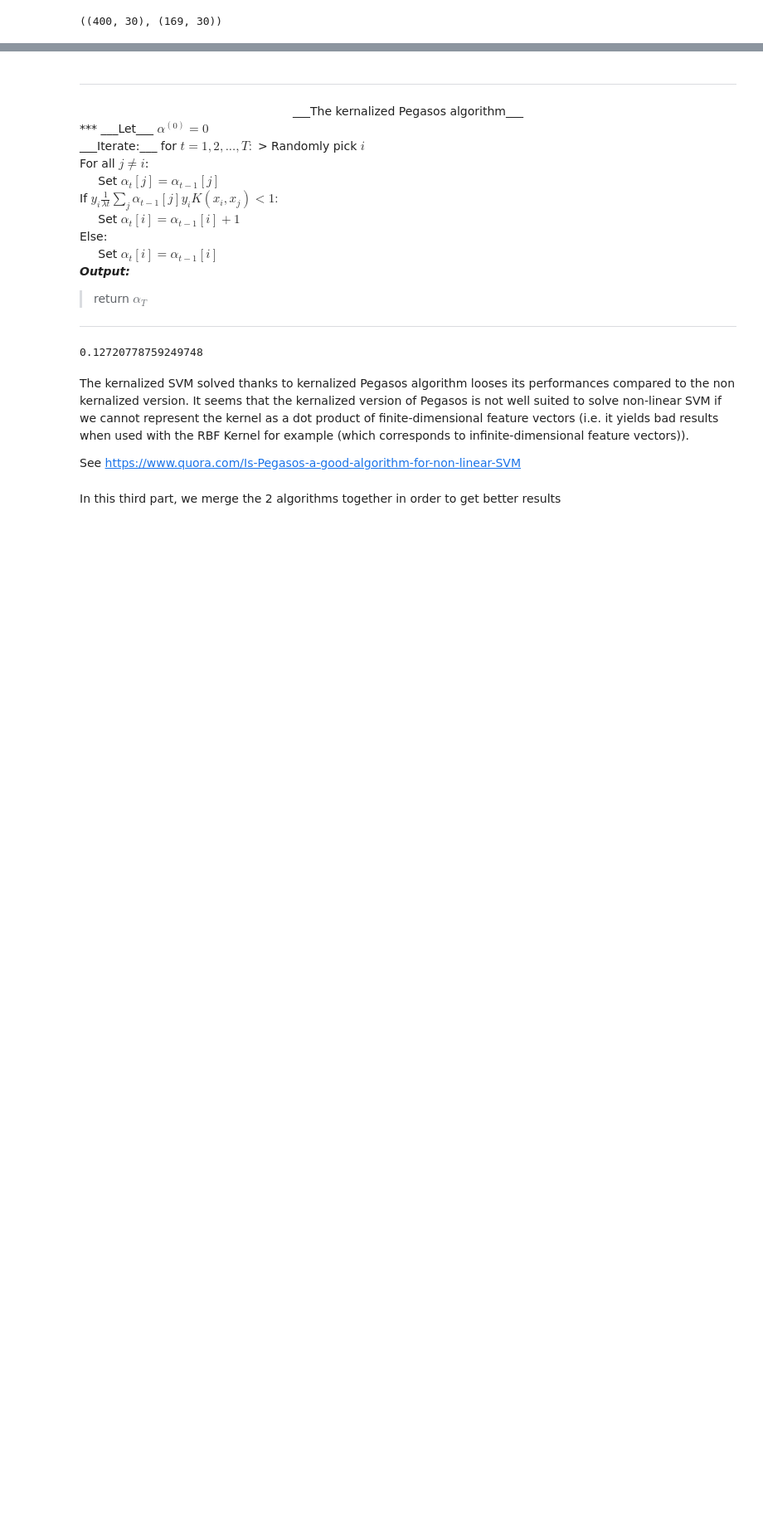
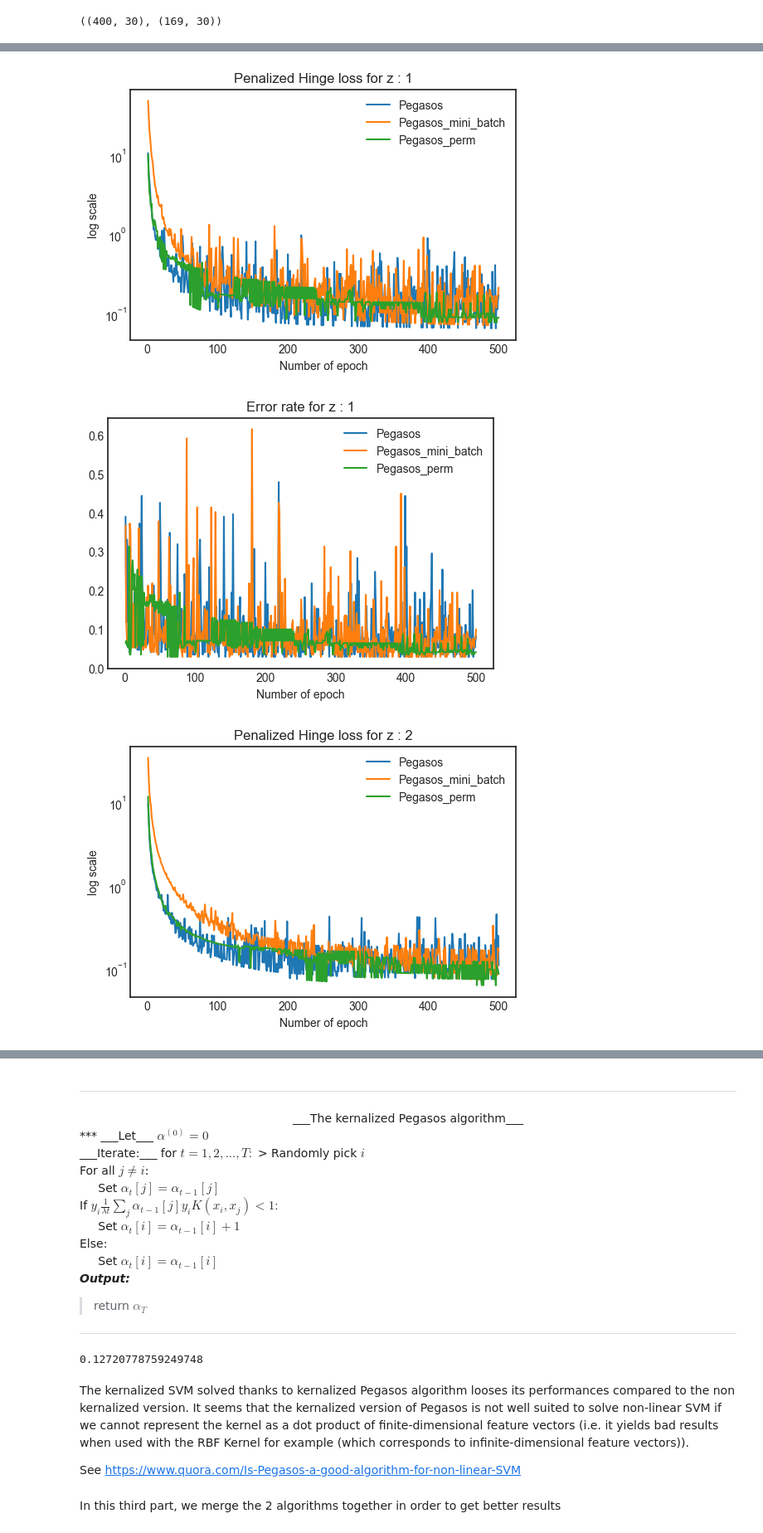
Before and after one commit to mathislinger/SOADML, a Jupyter notebook: SOADML project.ipynb, the cells around one changed output, grey strips where cells are left out. Shown at 83% size. Saved outputs shown, nothing was run; the diff lists cells and outputs as text; code cells hidden in the pictures; blank space fills up the shorter version.

```diff
--- a/SOADML project.ipynb
+++ b/SOADML project.ipynb
@@ -504,3 +538,0 @@ for i, j in coef_dict.items():
-# %%
-for i, j in sdca_error.items():
-    print(np.array([l[1] for l in j])/np.array([l[2] for l in j]))
@@ -537,8 +538,0 @@ for i, j in sdca_error.items():
-# %%
-pegasos_error = dict(zip(['Pegasos', 'Pegasos_mini_batch', 'Pegasos_perm'], [error_dict[k] for k in ['Pegasos', 'Pegasos_mini_batch', 'Pegasos_perm']]))
-for i, j in pegasos_error.items():
-    plt.plot(np.arange(nb_epoch) + 1, [l[1] for l in j])
-    plt.plot(np.arange(nb_epoch) + 1, [l[2] for l in j])
-    plt.title(i)
-    plt.legend(['Error rate', 'loss'])
-    plt.show()
@@ -549,5 +538,0 @@ for i, j in pegasos_error.items():
-# %%
-for i, j in error_dict.items():
-    plt.plot(np.arange(nb_epoch) + 1, [l[2] for l in j])
-    plt.title(i)
-    plt.show()
@@ -560,0 +601,41 @@ for i, j in error_dict.items():
+# %%
+n = X_train.shape[0]
+mini_batch_size = 10
+nb_epoch = 500
+
+for z in range(1,6):
+    coef_dict = {'Pegasos': [],'Pegasos_mini_batch': [], 'Pegasos_perm': []}
+    coef_dict['Pegasos'] = Pegasos(X_train, y_train, z, 1, nb_epoch*n, projection = False)
+    coef_dict['Pegasos_mini_batch'] = Pegasos_mini_batch(X_train, y_train, z, mini_batch_size, 1, int(nb_epoch*n/mini_batch_size), projection = False)
+    coef_dict['Pegasos_perm'] = Pegasos_perm(X_train, y_train, z, 1, nb_epoch, projection = False)
+    # Compute error rate
+    error_dict = {'Pegasos': [],'Pegasos_mini_batch': [], 'Pegasos_perm': []}
+    for i, j in coef_dict.items():
+        for k in j:
+            pred = k.dot(X_test.T)
+            # Compute error rate
+            pred_label = (pred > 0).astype(int)
+            np.place(pred_label, pred_label==0, -1)
+            error_dict[i].append((np.mean(pred_label != y_test), hinge_loss(pred_label, y_test, k, 0.1)))
+    # Do plots
+    plt.plot(np.arange(nb_epoch) + 1, [l[1] for l in error_dict['Pegasos']])
+    plt.plot(np.arange(nb_epoch) + 1, [l[1] for l in error_dict['Pegasos_mini_batch']])
+    plt.plot(np.arange(nb_epoch) + 1, [l[1] for l in error_dict['Pegasos_perm']])
+    plt.yscale('log')
+    plt.title('Penalized Hinge loss for z : ' + str(z))
+    plt.legend(['Pegasos', 'Pegasos_mini_batch', 'Pegasos_perm'])
+    plt.xlabel('Number of epoch')
+    plt.ylabel('log scale')
+    plt.show()
+
+    plt.plot(np.arange(nb_epoch) + 1, [l[0] for l in error_dict['Pegasos']])
+    plt.plot(np.arange(nb_epoch) + 1, [l[0] for l in error_dict['Pegasos_mini_batch']])
+    plt.plot(np.arange(nb_epoch) + 1, [l[0] for l in error_dict['Pegasos_perm']])
+    plt.title('Error rate for z : ' + str(z))
+    plt.legend(['Pegasos', 'Pegasos_mini_batch', 'Pegasos_perm'])
+    plt.xlabel('Number of epoch')
+    plt.show()
+# %% [output]
+[figure, added]
+[figure, added]
+[figure, added]
```
Also changed, not shown: parts of 45 cells of this notebook.
